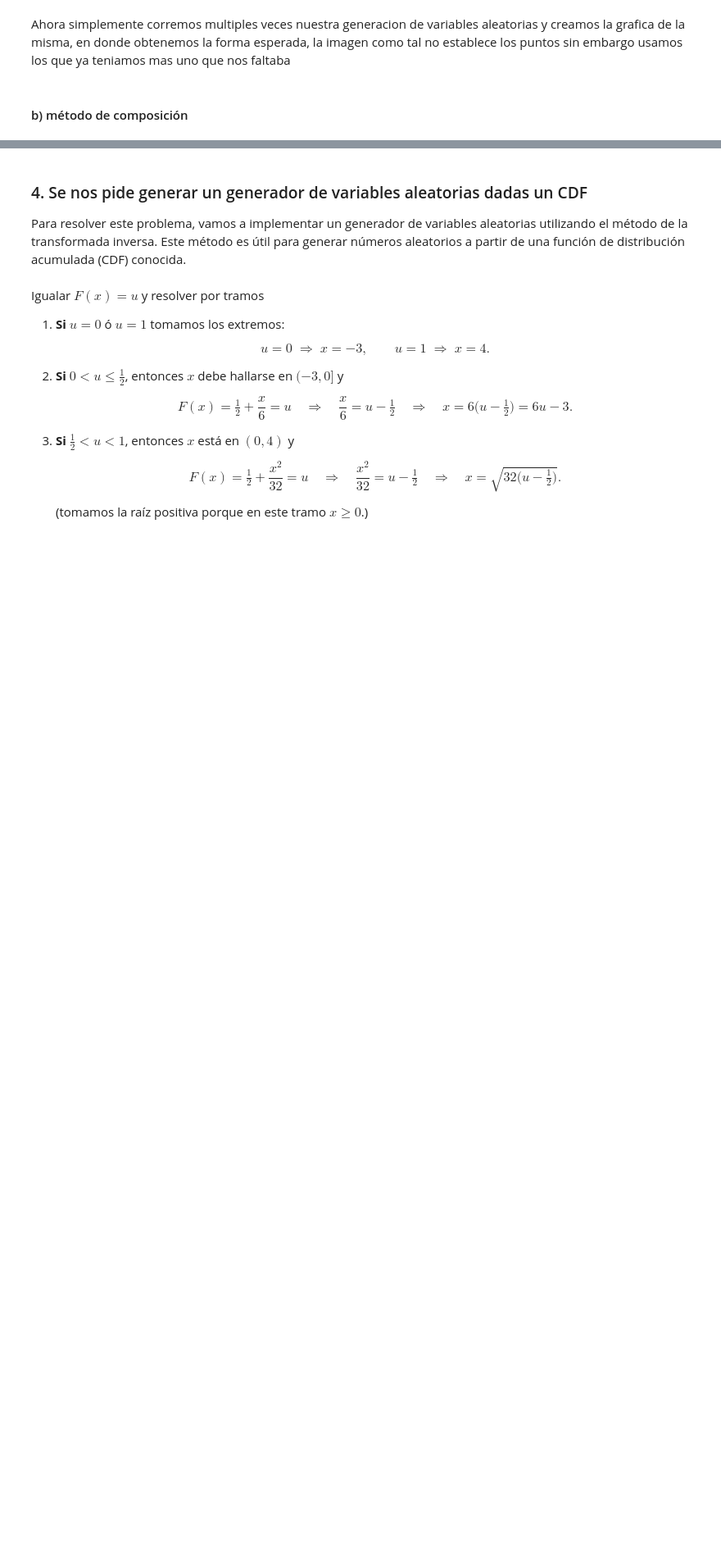
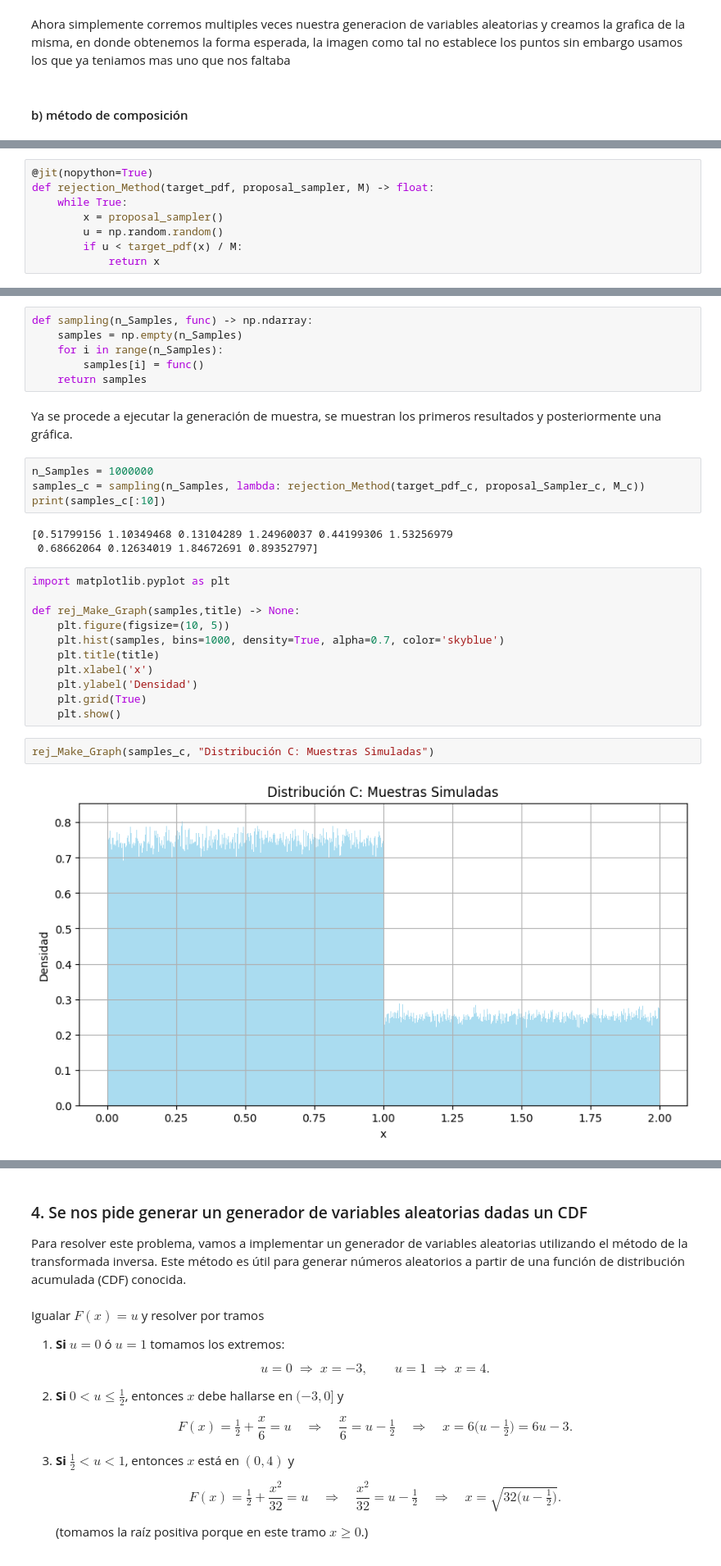
Before and after one commit to JaredMijailRE/simulador-por-eventos, a Jupyter notebook: taller.ipynb, the cells around one changed output, grey strips where cells are left out. Shown: that part at 82% size. Cells and saved outputs as stored; diff of their text form; blank space fills up the shorter version.

```diff
--- a/taller.ipynb
+++ b/taller.ipynb
@@ -326,0 +345,8 @@ Ahora simplemente corremos multiples veces nuestra generacion de variables aleat
+# %%
+@jit(nopython=True)
+def rejection_Method(target_pdf, proposal_sampler, M) -> float:
+    while True:
+        x = proposal_sampler()
+        u = np.random.random()
+        if u < target_pdf(x) / M:
+            return x
@@ -326,0 +355,30 @@ Ahora simplemente corremos multiples veces nuestra generacion de variables aleat
+# %%
+def sampling(n_Samples, func) -> np.ndarray:
+    samples = np.empty(n_Samples)
+    for i in range(n_Samples):
+        samples[i] = func()
+    return samples
+# %% [markdown]
+Ya se procede a ejecutar la generación de muestra, se muestran los primeros resultados y posteriormente una gráfica.
+# %%
+n_Samples = 1000000
+samples_c = sampling(n_Samples, lambda: rejection_Method(target_pdf_c, proposal_Sampler_c, M_c))
+print(samples_c[:10])
+# %% [output]
+[0.51799156 1.10349468 0.13104289 1.24960037 0.44199306 1.53256979
+ 0.68662064 0.12634019 1.84672691 0.89352797]
+# %%
+import matplotlib.pyplot as plt
+
+def rej_Make_Graph(samples,title) -> None:
+    plt.figure(figsize=(10, 5))
+    plt.hist(samples, bins=1000, density=True, alpha=0.7, color='skyblue')
+    plt.title(title)
+    plt.xlabel('x')
+    plt.ylabel('Densidad')
+    plt.grid(True)
+    plt.show()
+# %%
+rej_Make_Graph(samples_c, "Distribución C: Muestras Simuladas")
+# %% [output]
+[figure, added]
```
Also changed, not shown: parts of 52 cells of this notebook.
